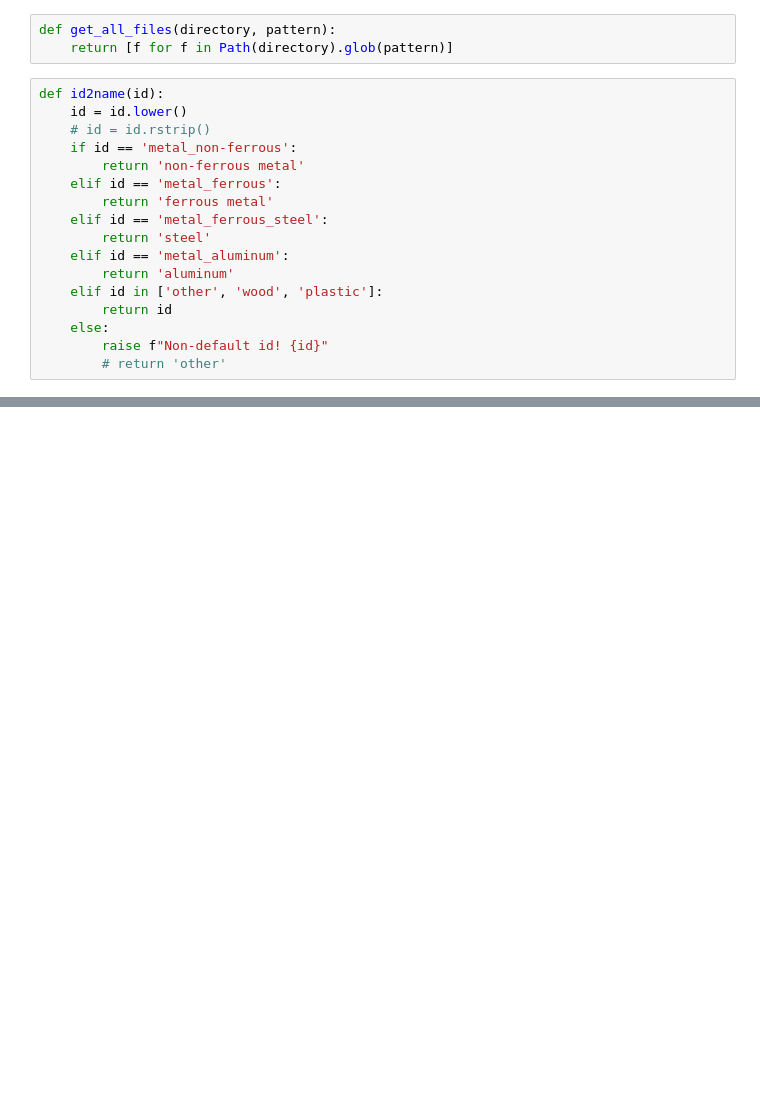
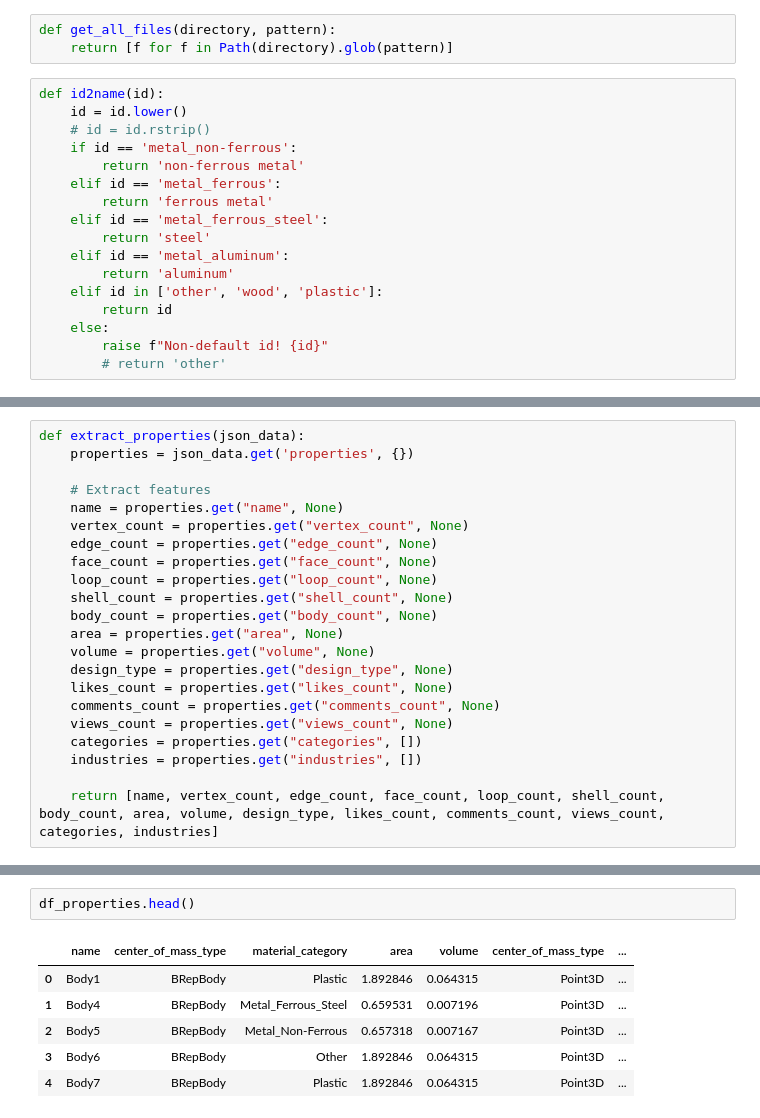
Before and after one commit to Zachary1575/ASME_Hackathon, a Jupyter notebook: AUTODESK Problem/rf.ipynb, the cells around one changed output, grey strips where cells are left out. Saved outputs shown, nothing was run; the diff lists cells and outputs as text; blank space fills up the shorter version.

```diff
--- a/AUTODESK Problem/rf.ipynb
+++ b/AUTODESK Problem/rf.ipynb
@@ -227,0 +111,22 @@ Accuracy: 0.4079942383867483
+# %%
+def extract_properties(json_data):
+    properties = json_data.get('properties', {})
+
+    # Extract features
+    name = properties.get("name", None)
+    vertex_count = properties.get("vertex_count", None)
+    edge_count = properties.get("edge_count", None)
+    face_count = properties.get("face_count", None)
+    loop_count = properties.get("loop_count", None)
+    shell_count = properties.get("shell_count", None)
+    body_count = properties.get("body_count", None)
+    area = properties.get("area", None)
+    volume = properties.get("volume", None)
+    design_type = properties.get("design_type", None)
+    likes_count = properties.get("likes_count", None)
+    comments_count = properties.get("comments_count", None)
+    views_count = properties.get("views_count", None)
+    categories = properties.get("categories", [])
+    industries = properties.get("industries", [])
+
+    return [name, vertex_count, edge_count, face_count, loop_count, shell_count, body_count, area, volume, design_type, likes_count, comments_count, views_count, categories, industries]
@@ -227,0 +245,9 @@ Accuracy: 0.4079942383867483
+# %%
+df_properties.head()
+# %% [output]
+|  | name | center_of_mass_type | material_category | area | volume | center_of_mass_type | ... |
+| 0 | Body1 | BRepBody | Plastic | 1.892846 | 0.064315 | Point3D | ... |
+| 1 | Body4 | BRepBody | Metal_Ferrous_Steel | 0.659531 | 0.007196 | Point3D | ... |
+| 2 | Body5 | BRepBody | Metal_Non-Ferrous | 0.657318 | 0.007167 | Point3D | ... |
+| 3 | Body6 | BRepBody | Other | 1.892846 | 0.064315 | Point3D | ... |
+| 4 | Body7 | BRepBody | Plastic | 1.892846 | 0.064315 | Point3D | ... |
```
Also changed, not shown: parts of 16 cells of this notebook.
